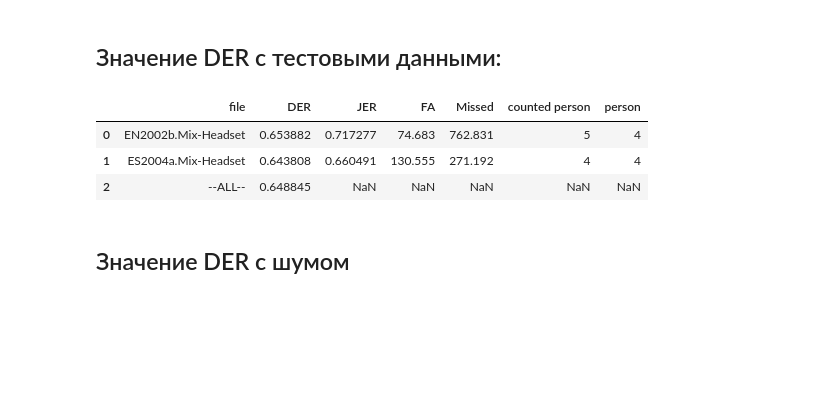
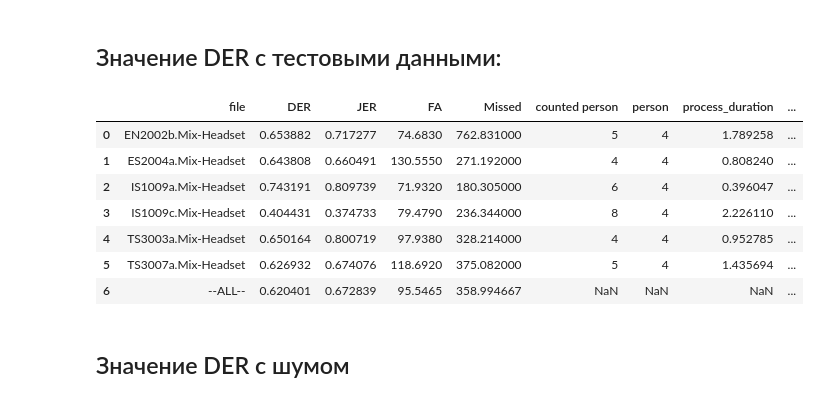
Before and after one commit to NikitaSUAI/DeepLom, a Jupyter notebook: show_statistics.ipynb, the cells around one changed output. Drawn from its saved outputs; the diff is of its cells as text; code cells hidden in the pictures; blank space fills up the shorter version.

```diff
--- a/show_statistics.ipynb
+++ b/show_statistics.ipynb
@@ -33,16 +37,21 @@ stat(with_noise_pyanno, test, delete_noise_name)
 Для данного решения замечена особеность - не получается обработать файл больше 40 минут
 # %%
 pyBK_out_path = "pyBK/out/"
+pyBK_dur = "pyBK/out.dur"
 with_noise_pyBK, raw_pyBK, with_duration_pyBK = get_rttms(pyBK_out_path)
 # %% [markdown]
 ## Значение DER с тестовыми данными:
 # %%
-stat(raw_pyBK, test)
+stat(raw_pyBK, test, pyBK_dur)
 # %% [output]
-|  | file | DER | JER | FA | Missed | counted person | person |
-| 0 | EN2002b.Mix-Headset | 0.653882 | 0.717277 | 74.683 | 762.831 | 5 | 4 |
-| 1 | ES2004a.Mix-Headset | 0.643808 | 0.660491 | 130.555 | 271.192 | 4 | 4 |
-| 2 | --ALL-- | 0.648845 | NaN | NaN | NaN | NaN | NaN |
+|  | file | DER | JER | FA | Missed | counted person | person | process_duration | ... |
+| 0 | EN2002b.Mix-Headset | 0.653882 | 0.717277 | 74.6830 | 762.831000 | 5 | 4 | 1.789258 | ... |
+| 1 | ES2004a.Mix-Headset | 0.643808 | 0.660491 | 130.5550 | 271.192000 | 4 | 4 | 0.808240 | ... |
+| 2 | IS1009a.Mix-Headset | 0.743191 | 0.809739 | 71.9320 | 180.305000 | 6 | 4 | 0.396047 | ... |
+| 3 | IS1009c.Mix-Headset | 0.404431 | 0.374733 | 79.4790 | 236.344000 | 8 | 4 | 2.226110 | ... |
+| 4 | TS3003a.Mix-Headset | 0.650164 | 0.800719 | 97.9380 | 328.214000 | 4 | 4 | 0.952785 | ... |
+| 5 | TS3007a.Mix-Headset | 0.626932 | 0.674076 | 118.6920 | 375.082000 | 5 | 4 | 1.435694 | ... |
+| 6 | --ALL-- | 0.620401 | 0.672839 | 95.5465 | 358.994667 | NaN | NaN | NaN | ... |
 # %% [markdown]
 ## Значение DER с шумом
 # %%
```
Also changed, not shown: parts of 9 cells of this notebook, 55 other files.
